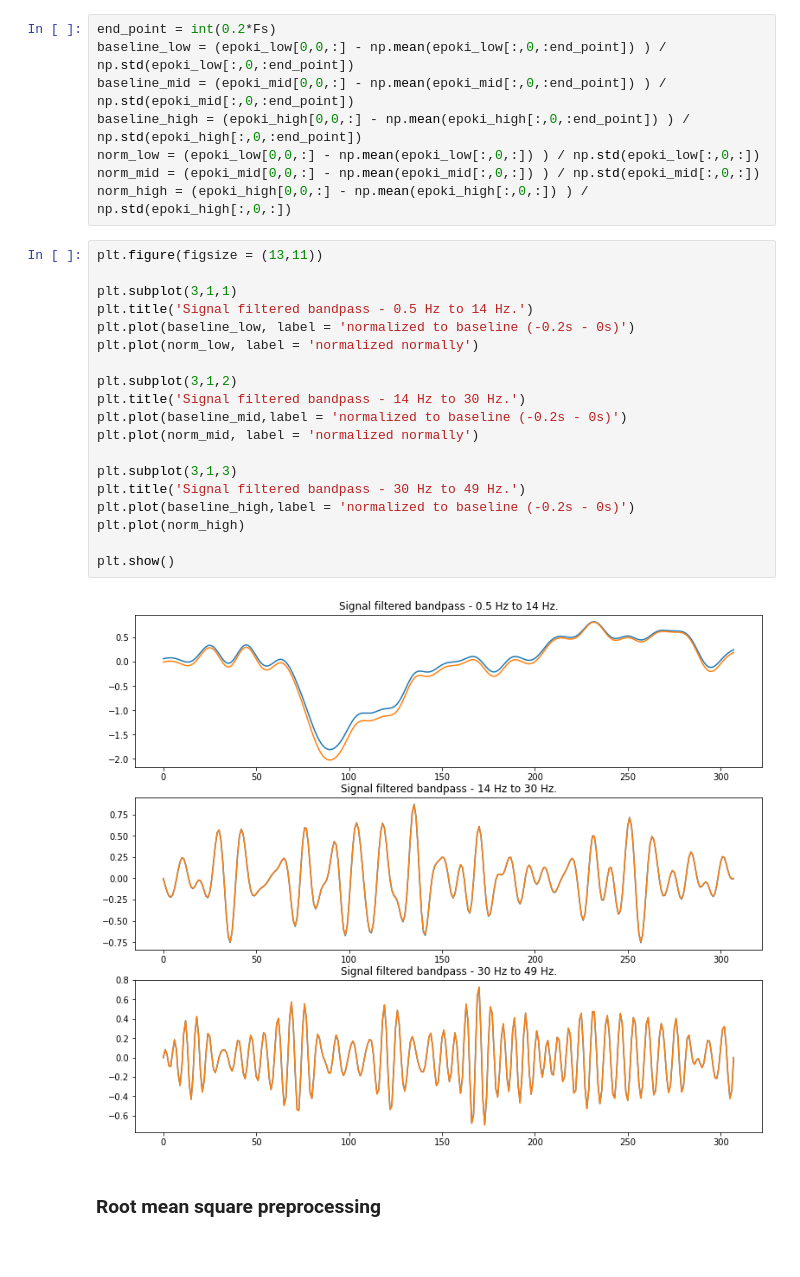
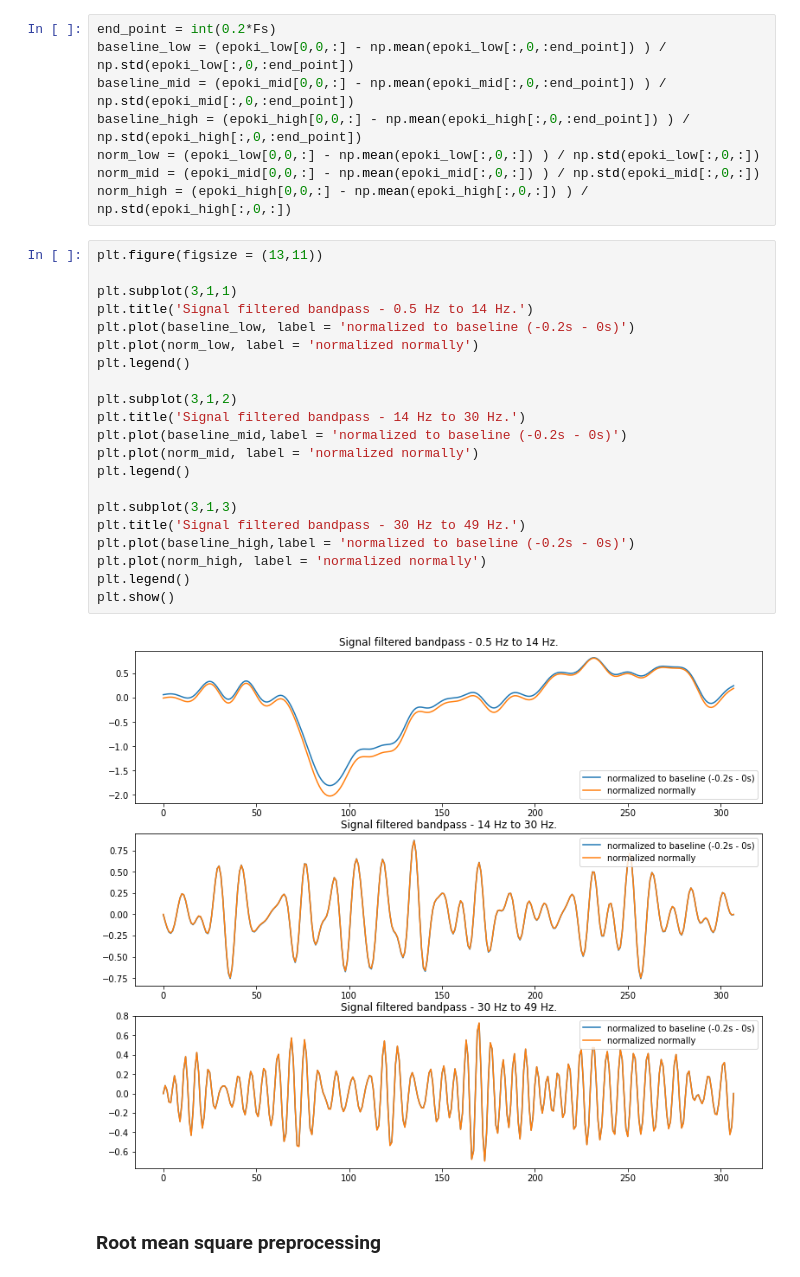
Before and after one commit to Przepioreczka/licencjat, a Jupyter notebook: Checking_preprocessing.ipynb, the cells around one changed output. Saved outputs shown, nothing was run; the diff lists cells and outputs as text.

```diff
--- a/Checking_preprocessing.ipynb
+++ b/Checking_preprocessing.ipynb
@@ -284,24 +284,26 @@ norm_high = (epoki_high[0,0,:] - np.mean(epoki_high[:,0,:]) ) / np.std(epoki_hig
 # %%
 plt.figure(figsize = (13,11))
 
 plt.subplot(3,1,1)
 plt.title('Signal filtered bandpass - 0.5 Hz to 14 Hz.')
 plt.plot(baseline_low, label = 'normalized to baseline (-0.2s - 0s)')
 plt.plot(norm_low, label = 'normalized normally')
+plt.legend()
 
 plt.subplot(3,1,2)
 plt.title('Signal filtered bandpass - 14 Hz to 30 Hz.')
 plt.plot(baseline_mid,label = 'normalized to baseline (-0.2s - 0s)')
 plt.plot(norm_mid, label = 'normalized normally')
+plt.legend()
 
 plt.subplot(3,1,3)
 plt.title('Signal filtered bandpass - 30 Hz to 49 Hz.')
 plt.plot(baseline_high,label = 'normalized to baseline (-0.2s - 0s)')
-plt.plot(norm_high)
-
+plt.plot(norm_high, label = 'normalized normally')
+plt.legend()
 plt.show()
 # %% [output]
-[figure, old version]
+[figure, new version]
 # %% [markdown]
 ### Root mean square preprocessing
 # %%
```
